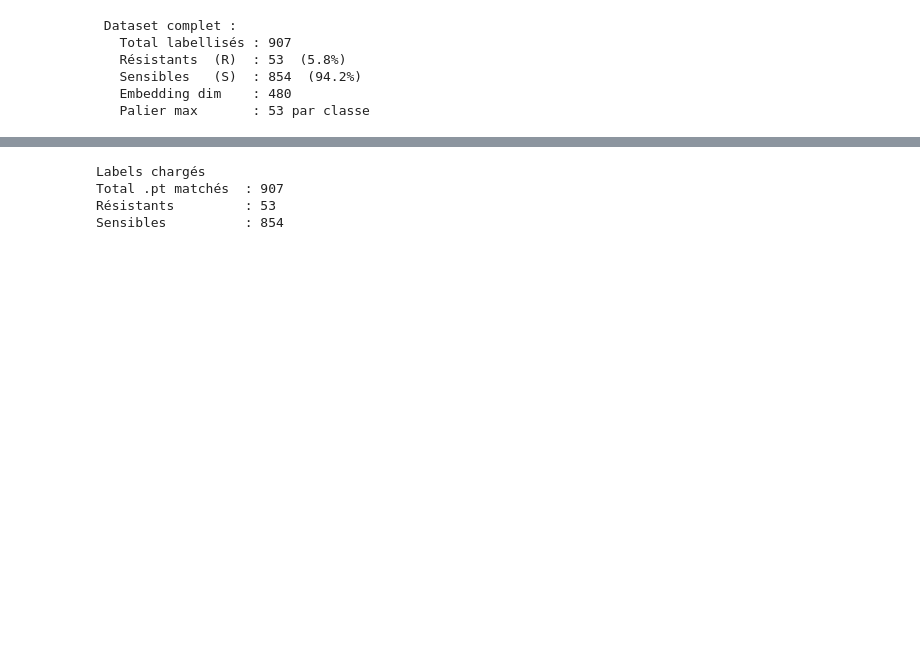
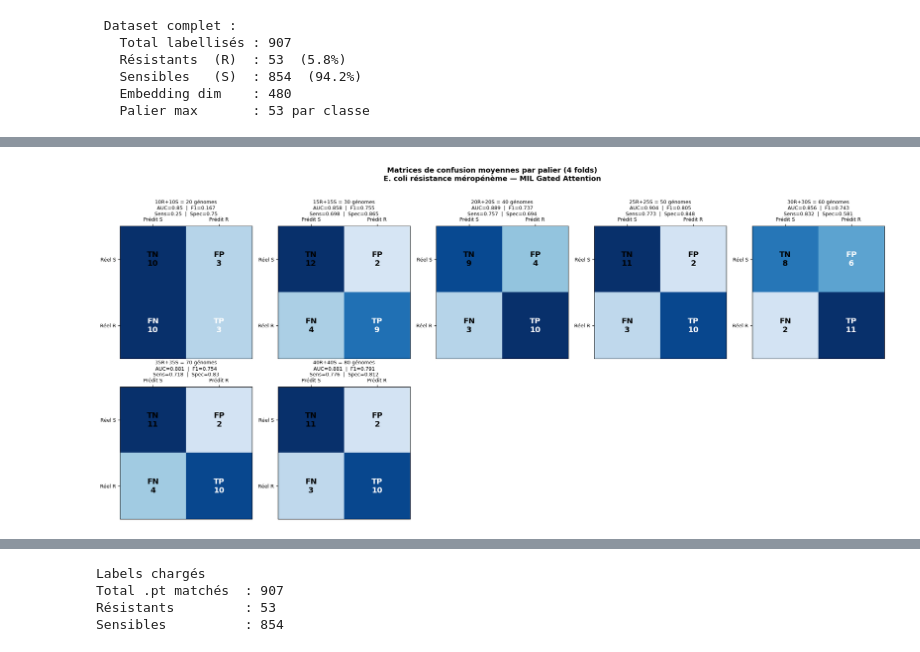
Before and after one commit to labgem/FSL-MIL, a Jupyter notebook: FSL_strategy_incremental_training.ipynb, the cells around one changed output, grey strips where cells are left out. Drawn from its saved outputs; the diff is of its cells as text; code cells hidden in the pictures; blank space fills up the shorter version.

Commit message:
13r/13s Test + (32x32) + add specificity and sensitivity metrics

```diff
--- a/FSL_strategy_incremental_training.ipynb
+++ b/FSL_strategy_incremental_training.ipynb
@@ -43,13 +43,13 @@ SEED       = 42
 BATCH_SIZE = 4
 EPOCHS     = 1000
 LR         = 3e-4
-ATTN_DIM   = 64
-HIDDEN     = 64
-DROPOUT    = 0.2
+ATTN_DIM   = 32
+HIDDEN     = 32
+DROPOUT    = 0.1
 
 # Paliers : nombre de génomes PAR CLASSE (S et R)
-SIZES     = [10, 15, 20, 25, 30, 35, 40, 45, 50, 53]
-N_REPEATS = 4   # répétitions par palier pour stabiliser les résultats
+SIZES     = [10, 15, 20, 25, 30, 35, 40] #45, 50, 53 : à elever parce que ils vont etre identique au plier 40 !
+#N_REPEATS = 4   # répétitions par palier pour stabiliser les résultats
 
 device = "cuda" if torch.cuda.is_available() else "cpu"
 
@@ -64,6 +64,6 @@ set_seed(SEED)
 print(f" Config | device : {device}")
 print(f"   Paliers (par classe) : {SIZES}")
 print(f"   Soit en total génomes : {[2*s for s in SIZES]}")
-print(f"   Répétitions par palier : {N_REPEATS}")
+#print(f"   Répétitions par palier : {N_REPEATS}")
 # %% [output]
  Config | device : cuda
@@ -158,7 +157,7 @@ class FocalLoss(nn.Module):
         return (self.alpha * (1 - pt) ** self.gamma * bce).mean()
 
 class GatedAttentionMIL(nn.Module):
-    def __init__(self, emb_dim, attn_dim=64, hidden=64, dropout=0.2):
+    def __init__(self, emb_dim, attn_dim=32, hidden=32, dropout=0.1):
         super().__init__()
         self.drop = nn.Dropout(dropout)
         self.V = nn.Sequential(nn.Linear(emb_dim, attn_dim), nn.Tanh())
@@ -470,0 +471,75 @@ print(" Figure sauvegardée → learning_curve_MIL.png")
+# %%
+# ============================================================
+# Matrices de confusion par palier
+# ============================================================
+
+from sklearn.metrics import confusion_matrix
+import matplotlib.patches as mpatches
+
+n_paliers = len(lc_results)
+n_cols    = 5
+n_rows    = (n_paliers + n_cols - 1) // n_cols
+
+fig, axes = plt.subplots(n_rows, n_cols,
+                         figsize=(n_cols * 4, n_rows * 4.5))
+axes = axes.flatten()
+
+for ax_idx, r in enumerate(lc_results):
+    ax = axes[ax_idx]
+
+    # Moyenne des TP/TN/FP/FN sur les 4 folds
+    TP = round(np.mean(r["fold_TP"]))
+    TN = round(np.mean(r["fold_TN"]))
+    FP = round(np.mean(r["fold_FP"]))
+    FN = round(np.mean(r["fold_FN"]))
+
+    cm = np.array([[TN, FP],
+                   [FN, TP]])
+
+    # Affichage matrice
+    im = ax.imshow(cm, cmap="Blues", vmin=0)
+
+    # Valeurs dans les cases
+    ax.text(0, 0, f"TN\n{TN}", ha="center", va="center",
+            fontsize=14, fontweight="bold", color="black")
+    ax.text(1, 0, f"FP\n{FP}", ha="center", va="center",
+            fontsize=14, fontweight="bold", color="white" if FP > TN/2 else "black")
+    ax.text(0, 1, f"FN\n{FN}", ha="center", va="center",
+            fontsize=14, fontweight="bold", color="white" if FN > TN/2 else "black")
+    ax.text(1, 1, f"TP\n{TP}", ha="center", va="center",
+            fontsize=14, fontweight="bold", color="white")
+
+    # Axes
+    ax.set_xticks([0, 1])
+    ax.set_yticks([0, 1])
+    ax.set_xticklabels(["Prédit S", "Prédit R"], fontsize=9)
+    ax.set_yticklabels(["Réel S", "Réel R"], fontsize=9)
+    ax.xaxis.set_label_position("top")
+    ax.xaxis.tick_top()
+
+    # Titre + métriques
+    sens = round(r["sens_mean"], 3)
+    spec = round(r["spec_mean"], 3)
+    ax.set_title(
+        f"{r['n_per_class']}R+{r['n_per_class']}S = {r['n_total']} génomes\n"
+        f"AUC={round(r['auc_mean'],3)}  |  F1={round(r['f1_mean'],3)}\n"
+        f"Sens={sens}  |  Spec={spec}",
+        fontsize=9, pad=3
+    )
+
+# Masquer les axes vides
+for ax_idx in range(len(lc_results), len(axes)):
+    axes[ax_idx].set_visible(False)
+
+fig.suptitle(
+    "Matrices de confusion moyennes par palier (4 folds)\n"
+    "E. coli résistance méropénème — MIL Gated Attention",
+    fontsize=13, fontweight="bold", y=1.02
+)
+
+plt.tight_layout()
+plt.savefig("confusion_matrices_MIL.png", dpi=150, bbox_inches="tight")
+plt.show()
+print("Figure sauvegardée → confusion_matrices_MIL.png")
+# %% [output]
+[figure, added]
```
Also changed, not shown: parts of 13 cells of this notebook.
